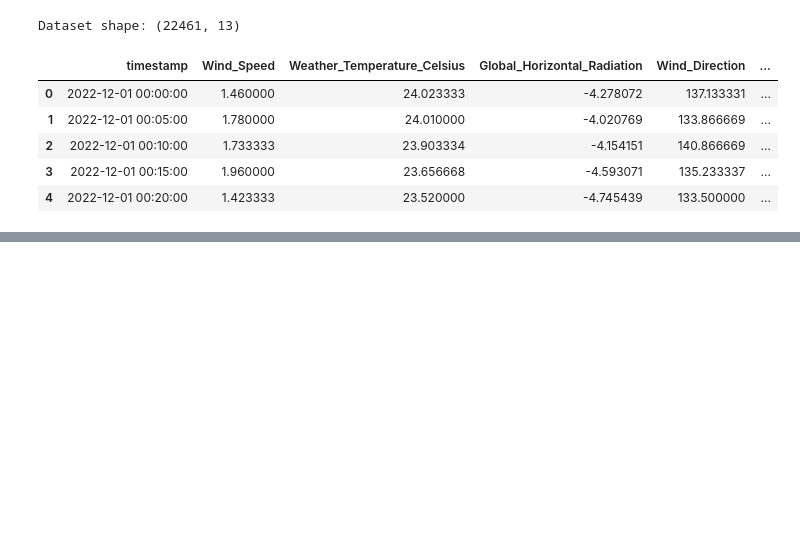
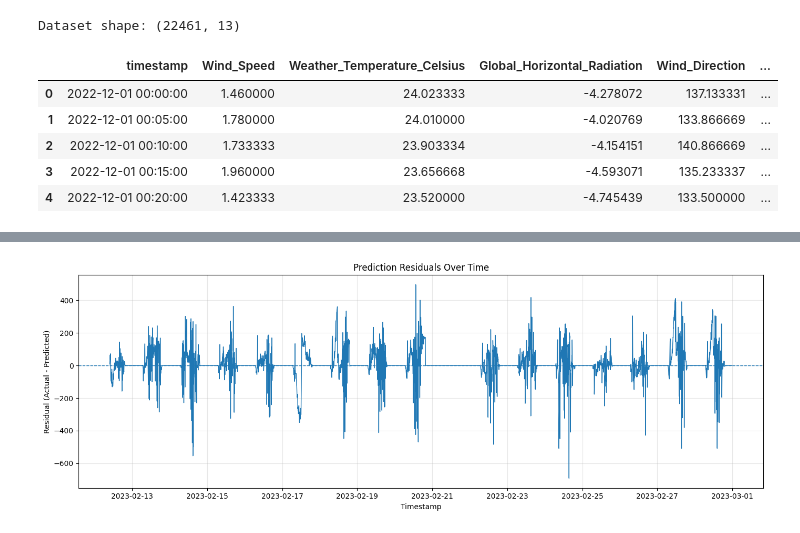
Before and after one commit to galhkoernia/09ProjectData, a Jupyter notebook: notebooks/04_random_forest.ipynb, the cells around one changed output, grey strips where cells are left out. Saved outputs shown, nothing was run; the diff lists cells and outputs as text; code cells hidden in the pictures; blank space fills up the shorter version.

```diff
--- a/notebooks/04_random_forest.ipynb
+++ b/notebooks/04_random_forest.ipynb
@@ -46,0 +277,15 @@ Dataset shape: (22461, 13)
+# %%
+# Residual
+residuals = y_test.values - y_pred
+
+residual_df = pd.DataFrame({
+    "timestamp": df["timestamp"].iloc[split_index:].values,
+    "Actual": y_test.values,
+    "Predicted": y_pred,
+    "Residual": residuals
+})
+
+residual_df.head()
+
+print("Residual statistics:")
+print(residual_df["Residual"].describe())
@@ -46,0 +303,24 @@ Dataset shape: (22461, 13)
+# %%
+plt.figure(figsize=(14, 5))
+
+plt.plot(
+    residual_df["timestamp"],
+    residual_df["Residual"],
+    linewidth=1
+)
+
+plt.axhline(
+    0,
+    linestyle="--",
+    linewidth=1
+)
+
+plt.title("Prediction Residuals Over Time")
+plt.xlabel("Timestamp")
+plt.ylabel("Residual (Actual - Predicted)")
+
+plt.grid(alpha=0.3)
+plt.tight_layout()
+plt.show()
+# %% [output]
+[figure, added]
```
Also changed, not shown: parts of 24 cells of this notebook.
